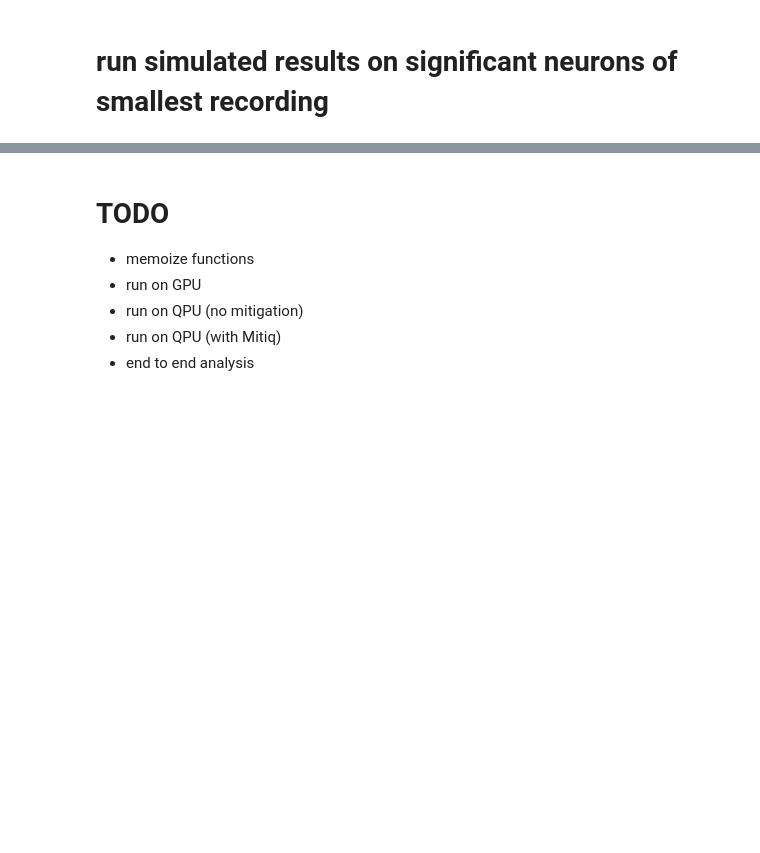
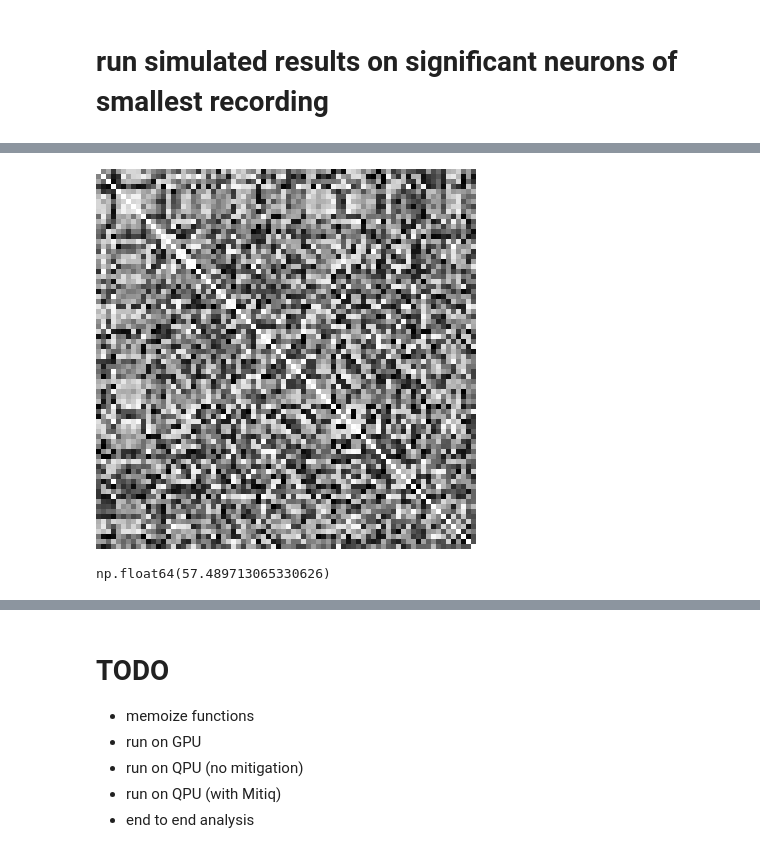
Before and after one commit to 0mWh/pqic-gic-quadrigems, a Jupyter notebook: notebooks/pennylane_circuit.ipynb, the cells around one changed output, grey strips where cells are left out. Cells and saved outputs as stored; diff of their text form; code cells hidden in the pictures; blank space fills up the shorter version.

```diff
--- a/notebooks/pennylane_circuit.ipynb
+++ b/notebooks/pennylane_circuit.ipynb
@@ -192,0 +231,8 @@ np.float64(0.9342262766708186)
+# %%
+corrs = tuning_curves.T.corr().to_numpy()
+Image.fromarray(
+    (corrs * 255).astype(np.uint8),
+    mode = 'L'
+).resize((len(sig_neurons) * 5, len(sig_neurons) * 5), Image.NEAREST).show()
+# %% [output]
+[figure, added]
@@ -192,0 +261,4 @@ np.float64(0.9342262766708186)
+# %%
+classical_distance['euclidean'][0]
+# %% [output]
+np.float64(57.489713065330626)
```
Also changed, not shown: parts of 24 cells of this notebook, 1 other file.
